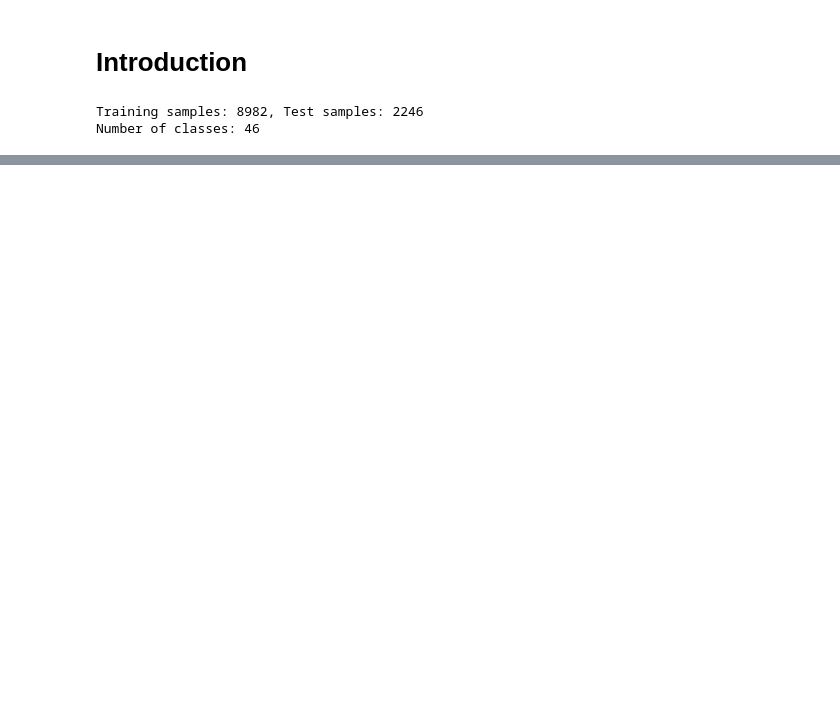
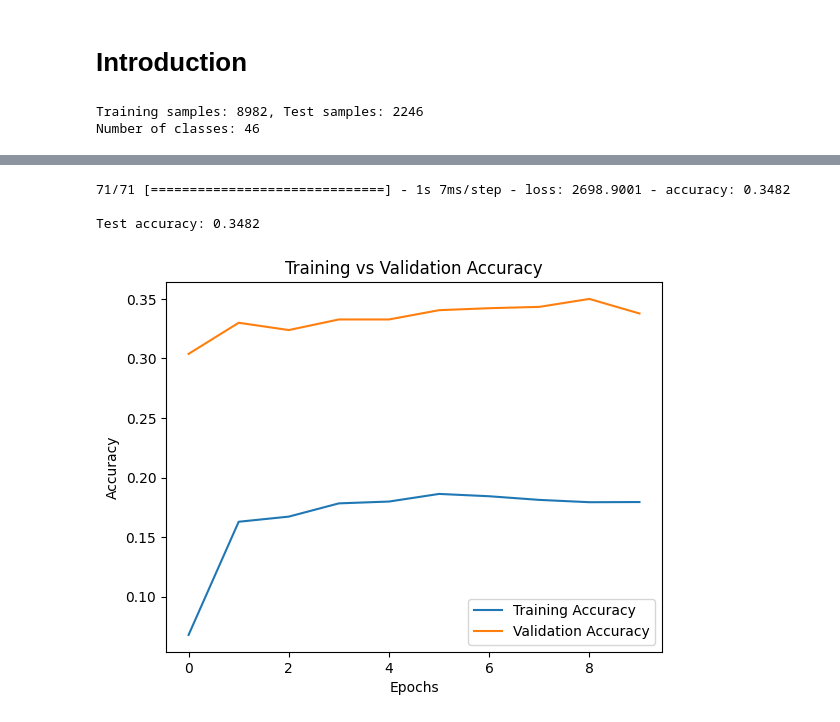
Before and after one commit to zayLatt25/mlnn-finals, a Jupyter notebook: reutersClassification.ipynb, the cells around one changed output, grey strips where cells are left out. Cells and saved outputs as stored; diff of their text form; code cells hidden in the pictures; blank space fills up the shorter version.

```diff
--- a/reutersClassification.ipynb
+++ b/reutersClassification.ipynb
@@ -30,0 +36,21 @@ Sample article (decoded):
+# %%
+# One-hot encode the labels for 46-class classification
+train_labels = to_categorical(train_labels, num_classes=46)
+test_labels = to_categorical(test_labels, num_classes=46)
+# %%
+# Build a simple Dense-based model
+model = keras.Sequential([
+    keras.layers.Dense(128, activation="relu", input_shape=(max_length,)),
+    keras.layers.Dropout(0.5),
+    keras.layers.Dense(64, activation="relu"),
+    keras.layers.Dropout(0.5),
+    keras.layers.Dense(46, activation="softmax")  # 46 units as there are 46 classes
+])
+# %%
+# Compile the model
+model.compile(optimizer="adam",
+              loss="categorical_crossentropy",
+              metrics=["accuracy"])
+
+# Print model summary
+model.summary()
@@ -30,0 +77,5 @@ Sample article (decoded):
+# %%
+# Train the model
+history = model.fit(train_data, train_labels,
+                    epochs=10, batch_size=512,
+                    validation_split=0.2, verbose=1)
@@ -30,0 +103,19 @@ Sample article (decoded):
+# %%
+# Evaluate on test data
+test_loss, test_acc = model.evaluate(test_data, test_labels)
+print(f"\nTest accuracy: {test_acc:.4f}")
+# %% [output]
+71/71 [==============================] - 1s 7ms/step - loss: 2698.9001 - accuracy: 0.3482
+
+Test accuracy: 0.3482
+# %%
+# Plot training history
+plt.plot(history.history["accuracy"], label="Training Accuracy")
+plt.plot(history.history["val_accuracy"], label="Validation Accuracy")
+plt.xlabel("Epochs")
+plt.ylabel("Accuracy")
+plt.legend()
+plt.title("Training vs Validation Accuracy")
+plt.show()
+# %% [output]
+[figure, added]
```
Also changed, not shown: parts of 5 cells of this notebook.
